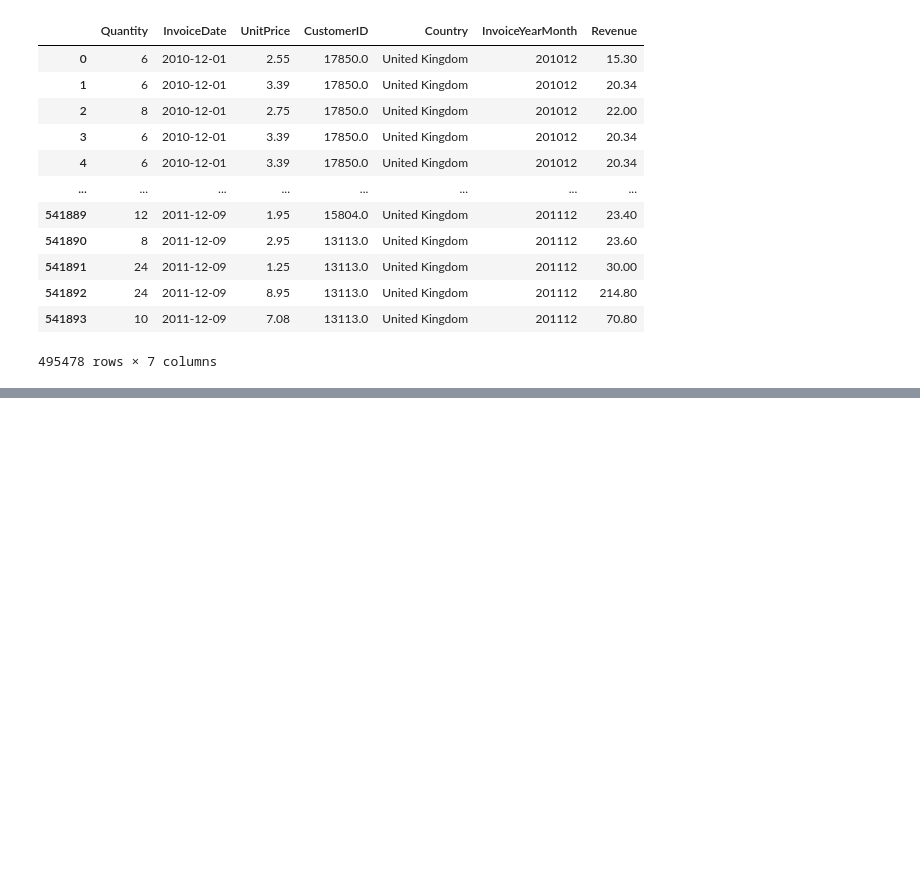
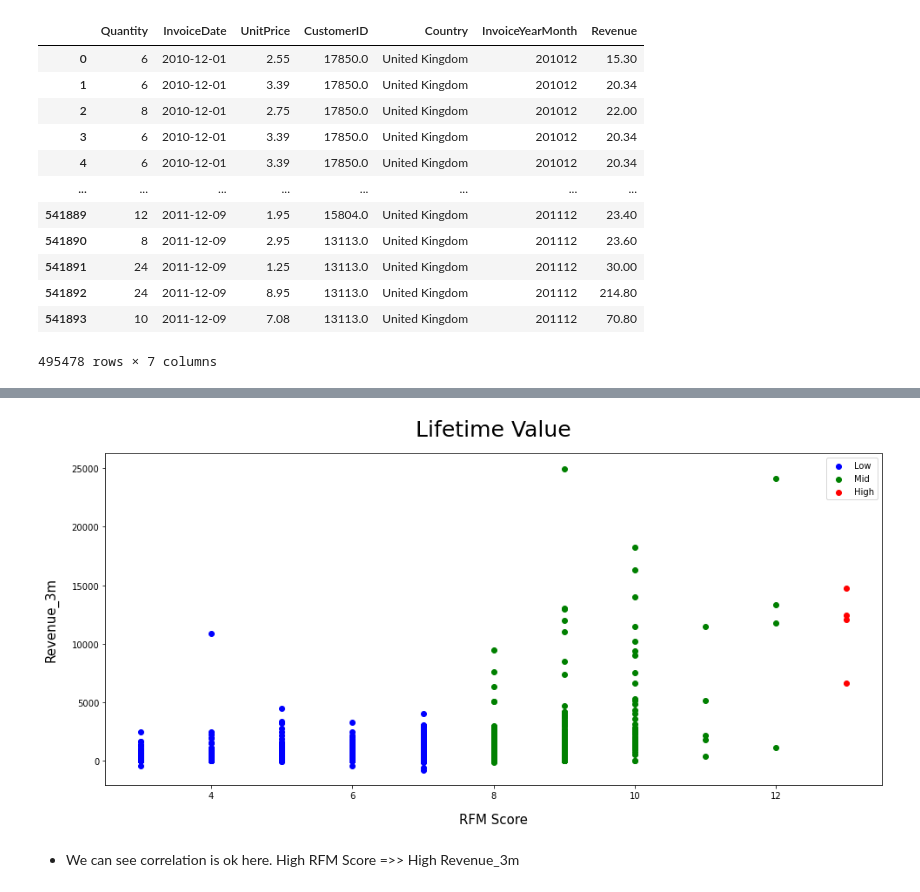
Before and after one commit to baotran306/Online-Retail-Dataset-Report, a Jupyter notebook: OnlineRetail_PredictCustomerLifetimeValue.ipynb, the cells around one changed output, grey strips where cells are left out. Cells and saved outputs as stored; diff of their text form; code cells hidden in the pictures; blank space fills up the shorter version.

```diff
--- a/OnlineRetail_PredictCustomerLifetimeValue.ipynb
+++ b/OnlineRetail_PredictCustomerLifetimeValue.ipynb
@@ -277,0 +186,4 @@ df_merge_4label = pd.merge(df_9m, comeback_after_days, on='CustomerID', how='lef
+# %%
+df_x.drop(['ClusterRevenue', 'ClusterFrequency', 'ClusterRecency'], axis=1,
+         inplace=True)
+df_x
@@ -277,0 +233,5 @@ df_merge_4label = pd.merge(df_9m, comeback_after_days, on='CustomerID', how='lef
+# %%
+# Merge 2 dataframes to see how correlation between lifetime value and the feature
+new_df = pd.merge(df_x, df_3_months, how='left')
+new_df = new_df.fillna(0)
+new_df
@@ -277,0 +252,4 @@ df_merge_4label = pd.merge(df_9m, comeback_after_days, on='CustomerID', how='lef
+# %%
+# create new dataframe which have revenue of last 3 months not greater than 30000 to plot
+df_graph = new_df.query("Revenue_3m <= 30000")
+df_graph
@@ -277,0 +270,25 @@ df_merge_4label = pd.merge(df_9m, comeback_after_days, on='CustomerID', how='lef
+# %%
+plt.figure(figsize=(16,7))
+# Segment = Low
+plt.scatter(x=df_graph.query("Segment == 'Low'")['Scored'],
+            y=df_graph.query("Segment == 'Low'")['Revenue_3m'],
+            label='Low', color = 'blue')
+# Segment = Mid
+plt.scatter(x=df_graph.query("Segment == 'Mid'")['Scored'],
+            y=df_graph.query("Segment == 'Mid'")['Revenue_3m'],
+            label='Mid', color = 'green')
+# Segment = High
+plt.scatter(x=df_graph.query("Segment == 'High'")['Scored'],
+            y=df_graph.query("Segment == 'High'")['Revenue_3m'],
+            label='High', color = 'red')
+
+plt.xticks(rotation=0)
+plt.xlabel('RFM Score', fontsize=15, labelpad=15)
+plt.ylabel('Revenue_3m', fontsize=15, labelpad=15)
+plt.title('Lifetime Value', pad=20, fontsize=25)
+plt.legend()
+plt.show()
+# %% [output]
+[figure, added]
+# %% [markdown]
+- We can see correlation is ok here. High RFM Score =>> High Revenue_3m
```
Also changed, not shown: parts of 59 cells of this notebook.
